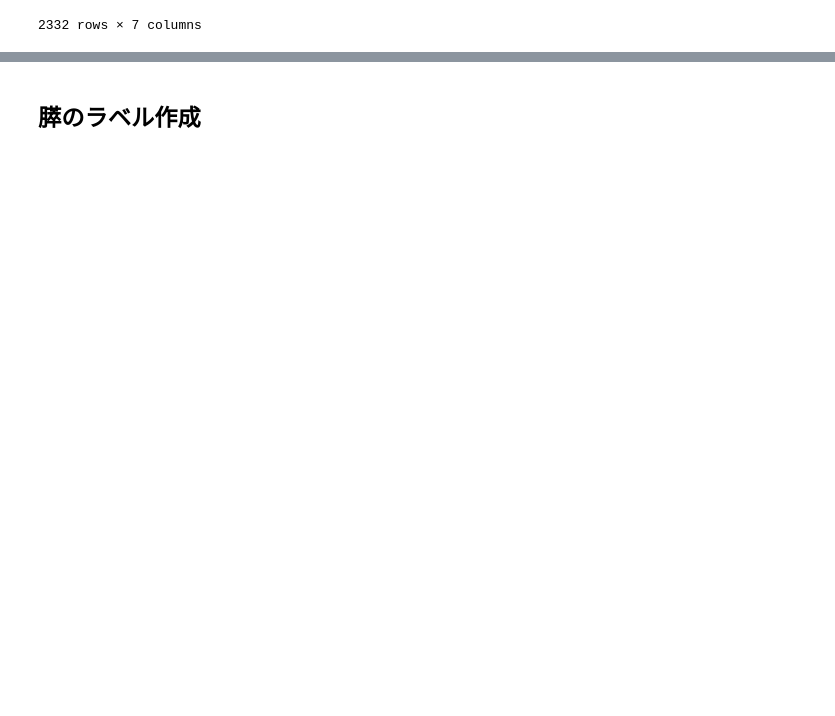
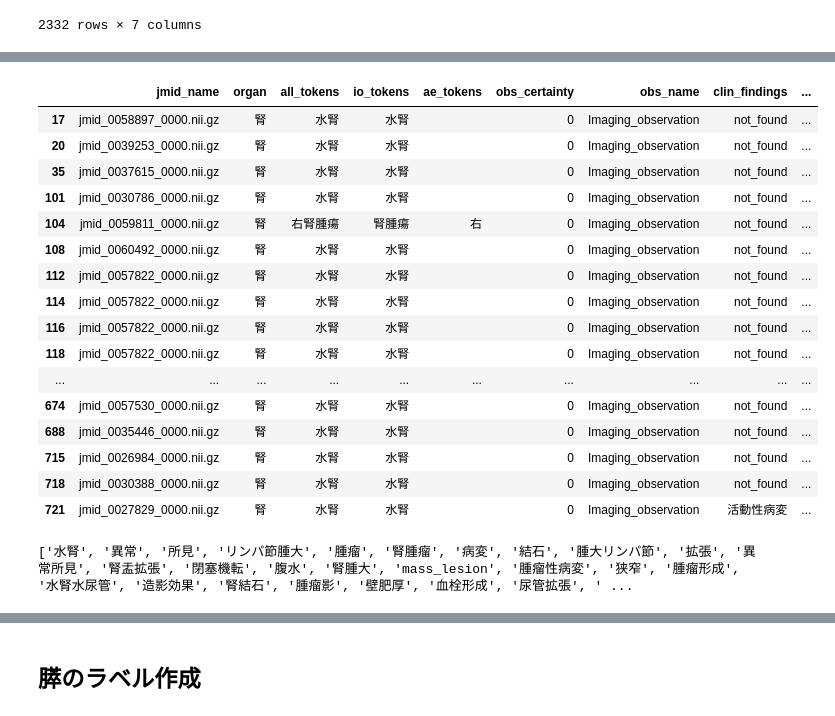
Before and after one commit to jun-sato/sato_j-mid_ad, a Jupyter notebook: code/eda_json.ipynb, the cells around one changed output, grey strips where cells are left out. Drawn from its saved outputs; the diff is of its cells as text; code cells hidden in the pictures; blank space fills up the shorter version.

Commit message:
update estract_json.ipynb

```diff
--- a/code/eda_json.ipynb
+++ b/code/eda_json.ipynb
@@ -63,7 +92,7 @@ def search_imgobservation(sentence):
 
 
 json_lists = sorted(glob.glob('../data/jsons_ver2/json/*.json'))
-organs = ['心','肝','胆','膵','脾','副腎']
+organs = ['心','肝','胆','膵','脾','副腎','']
 os.makedirs('../output',exist_ok=True)
 counter = 0
 
@@ -125,0 +159,26 @@ df.head()
+# %%
+organs = ['腎']
+os.makedirs('../output',exist_ok=True)
+counter = 0
+jmid_names = df['jmid_name']
+json_lists = df['FINDING_JSON']
+#def detect_change(modifiers):
+change_word_list = []
+clinical_word_list = []
+data = []
+counter = 0
+for jmid_name,json_load in zip(jmid_names,json_lists):
+    for organ in organs:
+        #print(organ)
+        for i in range(len(json_load)):
+            all_keyword,io_keyword,ae_keyword,certainty,img_type = search_object(json_load[i],organ)
+            clinical_scale,clinical_word = search_clinicalfinding(json_load[i]['modifiers'])
+
+            if all_keyword is not None:
+                counter+=1
+                data.append([jmid_name,organ,all_keyword,io_keyword,ae_keyword,certainty,img_type,clinical_word,clinical_scale])
+            else:
+                continue
+
+data = pd.DataFrame(data,columns=['jmid_name','organ','all_tokens','io_tokens','ae_tokens','obs_certainty','obs_name','clin_findings','clin_certainty'])
+data['jmid_name'] = data['jmid_name'].apply(lambda x:x.split('/')[-1])
@@ -125,0 +221,41 @@ df.head()
+# %%
+data_kidney = data[(data['obs_name'] == 'Imaging_observation') & (data['organ'] == '腎')].reset_index(drop=True)
+# %%
+data_kidney[data_kidney['obs_certainty'] == 0].head(60)
+# %% [output]
+|  | jmid_name | organ | all_tokens | io_tokens | ae_tokens | obs_certainty | obs_name | clin_findings | ... |
+| 17 | jmid_0058897_0000.nii.gz | 腎 | 水腎 | 水腎 |  | 0 | Imaging_observation | not_found | ... |
+| 20 | jmid_0039253_0000.nii.gz | 腎 | 水腎 | 水腎 |  | 0 | Imaging_observation | not_found | ... |
+| 35 | jmid_0037615_0000.nii.gz | 腎 | 水腎 | 水腎 |  | 0 | Imaging_observation | not_found | ... |
+| 101 | jmid_0030786_0000.nii.gz | 腎 | 水腎 | 水腎 |  | 0 | Imaging_observation | not_found | ... |
+| 104 | jmid_0059811_0000.nii.gz | 腎 | 右腎腫瘍 | 腎腫瘍 | 右 | 0 | Imaging_observation | not_found | ... |
+| 108 | jmid_0060492_0000.nii.gz | 腎 | 水腎 | 水腎 |  | 0 | Imaging_observation | not_found | ... |
+| 112 | jmid_0057822_0000.nii.gz | 腎 | 水腎 | 水腎 |  | 0 | Imaging_observation | not_found | ... |
+| 114 | jmid_0057822_0000.nii.gz | 腎 | 水腎 | 水腎 |  | 0 | Imaging_observation | not_found | ... |
+| 116 | jmid_0057822_0000.nii.gz | 腎 | 水腎 | 水腎 |  | 0 | Imaging_observation | not_found | ... |
+| 118 | jmid_0057822_0000.nii.gz | 腎 | 水腎 | 水腎 |  | 0 | Imaging_observation | not_found | ... |
+| ... | ... | ... | ... | ... | ... | ... | ... | ... | ... |
+| 674 | jmid_0057530_0000.nii.gz | 腎 | 水腎 | 水腎 |  | 0 | Imaging_observation | not_found | ... |
+| 688 | jmid_0035446_0000.nii.gz | 腎 | 水腎 | 水腎 |  | 0 | Imaging_observation | not_found | ... |
+| 715 | jmid_0026984_0000.nii.gz | 腎 | 水腎 | 水腎 |  | 0 | Imaging_observation | not_found | ... |
+| 718 | jmid_0030388_0000.nii.gz | 腎 | 水腎 | 水腎 |  | 0 | Imaging_observation | not_found | ... |
+| 721 | jmid_0027829_0000.nii.gz | 腎 | 水腎 | 水腎 |  | 0 | Imaging_observation | 活動性病変 | ... |
+# %%
+print([i for i in data_kidney[data_kidney['obs_certainty'] == 0]['io_tokens'].value_counts().index])
+normal_obs_finding_list = ['異常', '所見', 'リンパ節腫大', '異常所見', '腫瘤', '病変',
+                        '有意な異常', '結石', '腫大リンパ節', '腹水', '粗大病変', '事項',
+                        'mass_lesion', '狭窄', '造影不領域', '腫瘤性病変', '腫大', '造影効果',
+                        '腫瘤形成', '腫瘤影', '血栓形成', '腫瘍栓', '壁肥厚', '液貯留',
+                        '骨破壊像', '前立腺腫大', '拡張', '萎縮', '造影不良', '輪郭不整',
+                        'filling_defect', '嚢胞', '造影不良域', 'SOL', '骨硬化性病変', '像',
+                        '脂肪成分', '閉塞機転', 'beak_sign', '肥厚', '脂肪濃度', '動脈瘤',
+                        '尿排泄', '血腫', '有意なリンパ節', '副腎腫瘍', '脂肪織濃度上昇',
+                        '尿管結石', '尿管拡張', '腎損傷', '実質腫瘤', '脂肪織の混濁', '造影低下',
+                        '水腎', '粗大腫瘤', '結節', 'リンパ節腫脹', '早期濃染', 'リンパ節',
+                        '有意な萎縮', '解離', '事項（-）', '異常壁肥厚像', '充実性腫瘤', '大半',
+                        '腹水の貯留', '毛羽立ち', '充実腫瘤', '出血性嚢胞', '濃度上昇+結節',
+                        '腹水貯留', '菲薄化', '拡張像', '瘤影', '濃度上昇', '腫瘍', '腎盂',
+                        '有意サイズ', '高濃度域', 'LDA', 'mass', '腸管壁肥厚', '石灰化', '変形',
+                        '脂肪濃度上昇の進展', '線不透過性結石', '腎嚢胞', '脂肪織濃度の上昇', '屈曲', 'free_air', '尿路結石', '異常像', '有意なサイズの腫脹', '胸腹水', '器質的病変', '有意なサイズ', '捻れ', '占拠性病変', '遅延', '構造', '肥大', '異常病変', '動脈硬化', '血栓', '腫瘤（-）肝', '結節病変', '異常ガス像', '造影欠損像', 'ただちに異常', '出血', '異常ない異常', '腎盂拡張']
+# %% [output]
+['水腎', '異常', '所見', 'リンパ節腫大', '腫瘤', '腎腫瘤', '病変', '結石', '腫大リンパ節', '拡張', '異常所見', '腎盂拡張', '閉塞機転', '腹水', '腎腫大', 'mass_lesion', '腫瘤性病変', '狭窄', '腫瘤形成', '水腎水尿管', '造影効果', '腎結石', '腫瘤影', '壁肥厚', '血栓形成', '尿管拡張', ' ...
```
Also changed, not shown: parts of 49 cells of this notebook.
